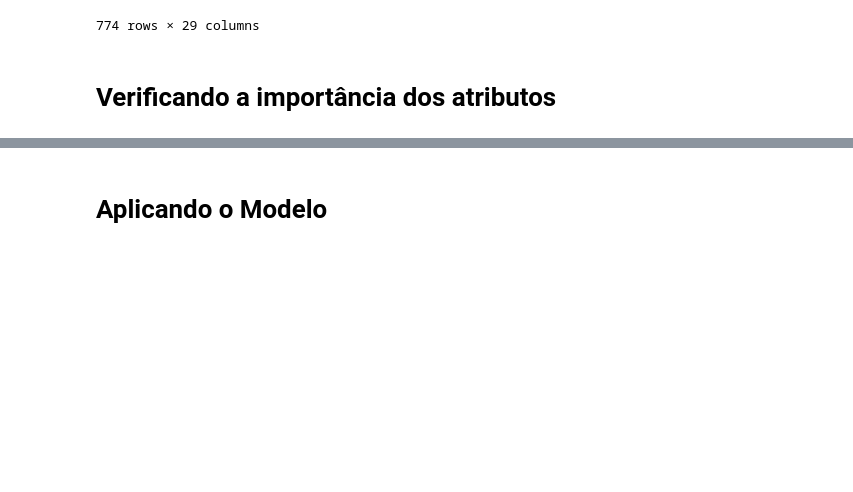
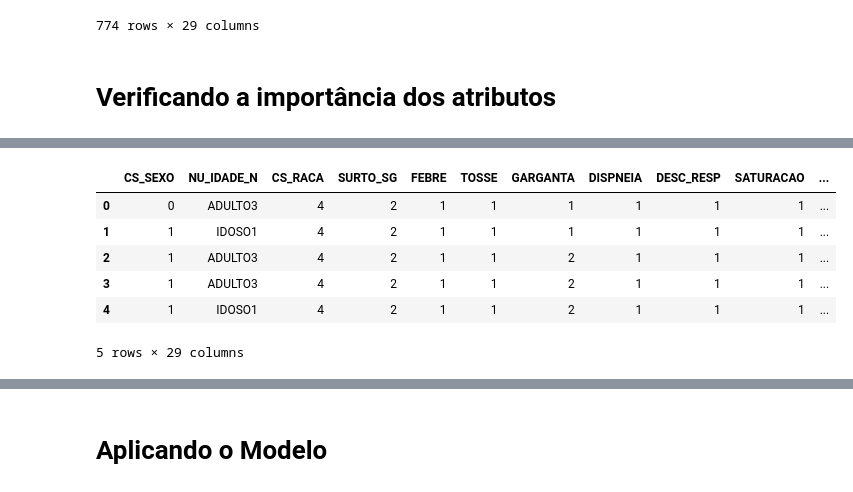
Before and after one commit to WallaceHolanda/covid_mortality_risk_prediction, a Jupyter notebook: notebook/organiza_dados.ipynb, the cells around one changed output, grey strips where cells are left out. Cells and saved outputs as stored; diff of their text form; code cells hidden in the pictures; blank space fills up the shorter version.

```diff
--- a/notebook/organiza_dados.ipynb
+++ b/notebook/organiza_dados.ipynb
@@ -75,3 +79,13 @@ See the caveats in the documentation: https://pandas.pydata.org/pandas-docs/stab
+# %%
+covidDataFormat.head()
+# %% [output]
+|  | CS_SEXO | NU_IDADE_N | CS_RACA | SURTO_SG | FEBRE | TOSSE | GARGANTA | DISPNEIA | DESC_RESP | SATURACAO | ... |
+| 0 | 0 | ADULTO3 | 4 | 2 | 1 | 1 | 1 | 1 | 1 | 1 | ... |
+| 1 | 1 | IDOSO1 | 4 | 2 | 1 | 1 | 1 | 1 | 1 | 1 | ... |
+| 2 | 1 | ADULTO3 | 4 | 2 | 1 | 1 | 2 | 1 | 1 | 1 | ... |
+| 3 | 1 | ADULTO3 | 4 | 2 | 1 | 1 | 2 | 1 | 1 | 1 | ... |
+| 4 | 1 | IDOSO1 | 4 | 2 | 1 | 1 | 2 | 1 | 1 | 1 | ... |
+5 rows × 29 columns
 # %%
 #Substituindo as idades por classificação
 idade_valores = {'CRIANCA': 0, 'JOVEM': 1, 'ADULTO1': 2, 'ADULTO2': 3, 'ADULTO3': 4, 'IDOSO1': 5, 'IDOSO2': 6, 'IDOSO3': 7}
```
Also changed, not shown: parts of 5 cells of this notebook, 1 other file.
